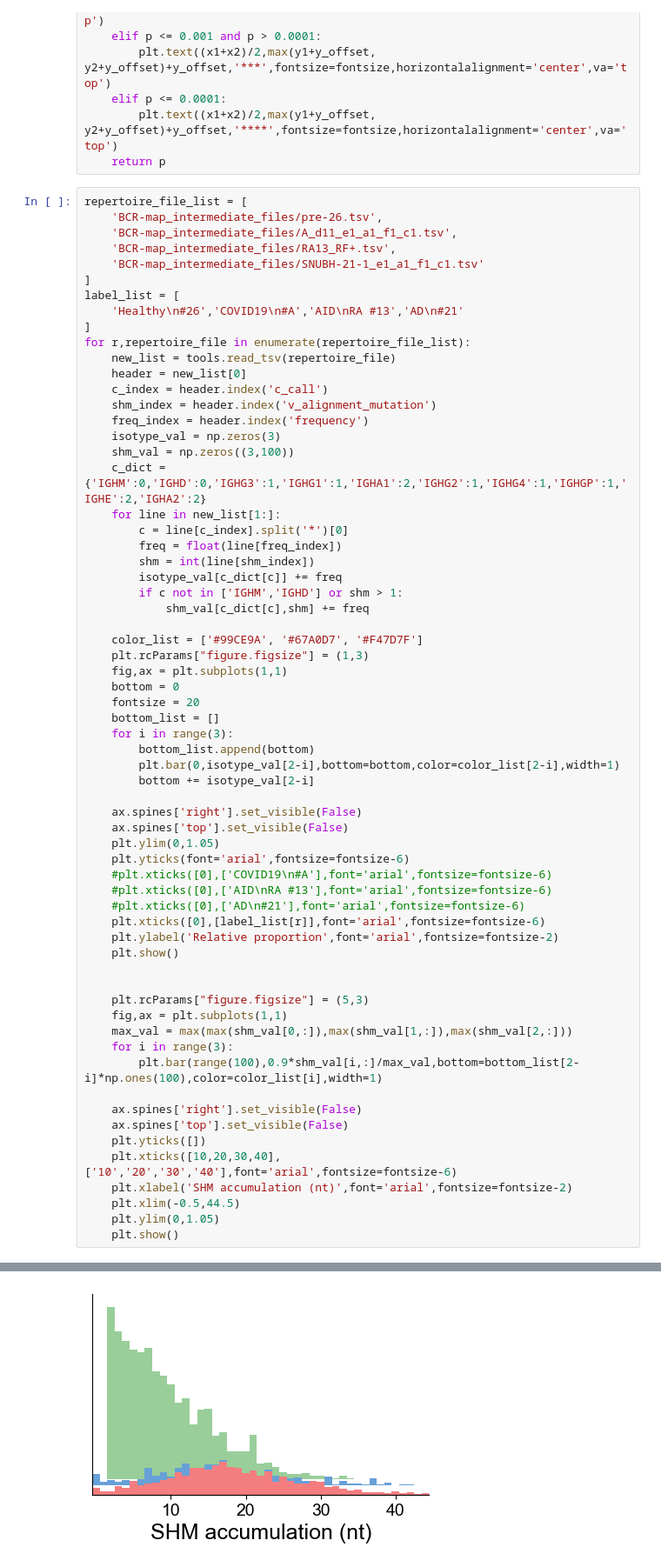
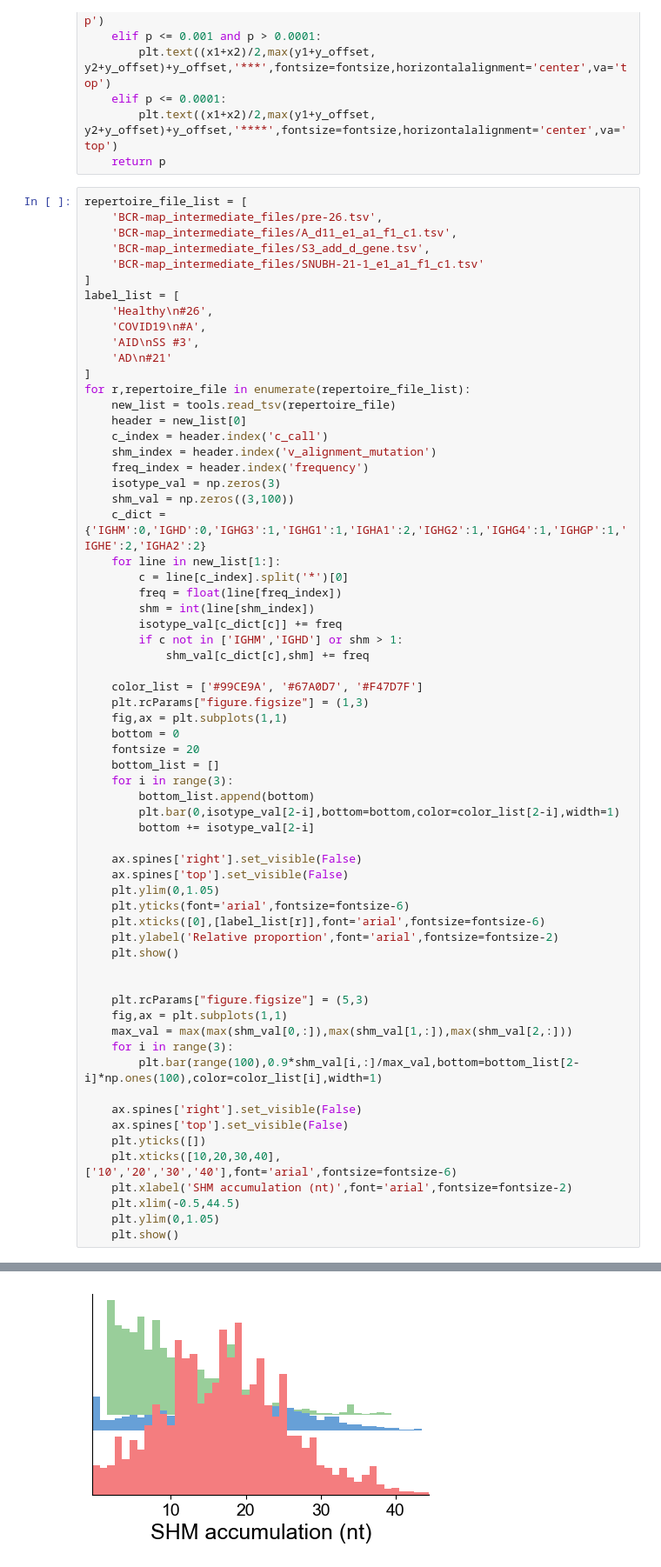
Before and after one commit to namphilkim/BCR-map_paper_analysis, a Jupyter notebook: BCR-map_figure_2.ipynb, the cells around one changed output, grey strips where cells are left out. Shown at 87% size. Saved outputs shown, nothing was run; the diff lists cells and outputs as text.

```diff
--- a/BCR-map_figure_2.ipynb
+++ b/BCR-map_figure_2.ipynb
@@ -24,11 +24,14 @@ def plot_significance(list_1,list_2,x1,x2,y1,y2,y_offset,fontsize,linewidth):
 repertoire_file_list = [
     'BCR-map_intermediate_files/pre-26.tsv',
     'BCR-map_intermediate_files/A_d11_e1_a1_f1_c1.tsv',
-    'BCR-map_intermediate_files/RA13_RF+.tsv',
+    'BCR-map_intermediate_files/S3_add_d_gene.tsv',
     'BCR-map_intermediate_files/SNUBH-21-1_e1_a1_f1_c1.tsv'
 ]
 label_list = [
-    'Healthy\n#26','COVID19\n#A','AID\nRA #13','AD\n#21'
+    'Healthy\n#26',
+    'COVID19\n#A',
+    'AID\nSS #3',
+    'AD\n#21'
 ]
 for r,repertoire_file in enumerate(repertoire_file_list):
     new_list = tools.read_tsv(repertoire_file)
@@ -62,9 +65,6 @@ for r,repertoire_file in enumerate(repertoire_file_list):
     ax.spines['top'].set_visible(False)
     plt.ylim(0,1.05)
     plt.yticks(font='arial',fontsize=fontsize-6)
-    #plt.xticks([0],['COVID19\n#A'],font='arial',fontsize=fontsize-6)
-    #plt.xticks([0],['AID\nRA #13'],font='arial',fontsize=fontsize-6)
-    #plt.xticks([0],['AD\n#21'],font='arial',fontsize=fontsize-6)
     plt.xticks([0],[label_list[r]],font='arial',fontsize=fontsize-6)
     plt.ylabel('Relative proportion',font='arial',fontsize=fontsize-2)
     plt.show()
@@ -89 +89 @@ for r,repertoire_file in enumerate(repertoire_file_list):
-[figure, old version]
+[figure, new version]
```
Also changed, not shown: parts of 5 cells of this notebook.
